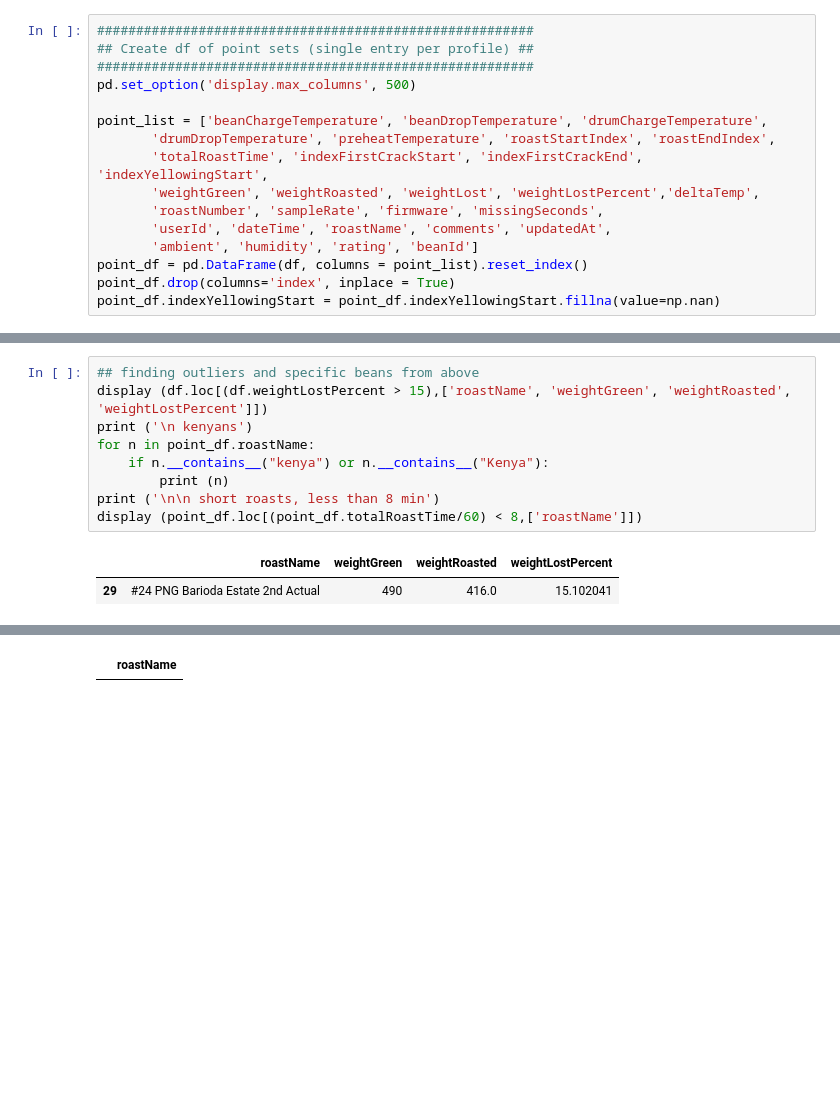
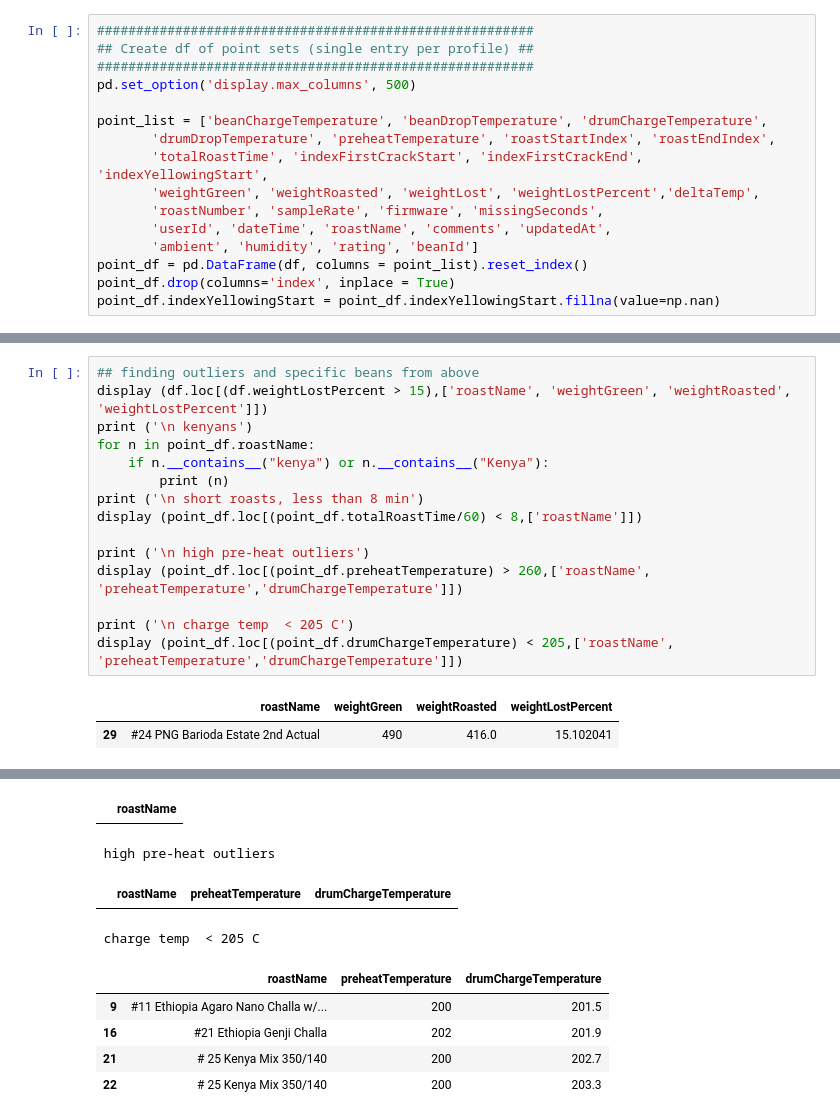
Before and after one commit to rockpyer/bullet_coffee_roasting, a Jupyter notebook: RoastingEval-MultiLoad2.ipynb, the cells around one changed output, grey strips where cells are left out. Cells and saved outputs as stored; diff of their text form; blank space fills up the shorter version.

```diff
--- a/RoastingEval-MultiLoad2.ipynb
+++ b/RoastingEval-MultiLoad2.ipynb
@@ -259,8 +266,14 @@ print ('\n kenyans')
 for n in point_df.roastName:
     if n.__contains__("kenya") or n.__contains__("Kenya"):
         print (n)
-print ('\n\n short roasts, less than 8 min')
+print ('\n short roasts, less than 8 min')
 display (point_df.loc[(point_df.totalRoastTime/60) < 8,['roastName']])
+
+print ('\n high pre-heat outliers')
+display (point_df.loc[(point_df.preheatTemperature) > 260,['roastName', 'preheatTemperature','drumChargeTemperature']])
+
+print ('\n charge temp  < 205 C')
+display (point_df.loc[(point_df.drumChargeTemperature) < 205,['roastName', 'preheatTemperature','drumChargeTemperature']])
 # %% [output]
 |  | roastName | weightGreen | weightRoasted | weightLostPercent |
 | 29 | #24 PNG Barioda Estate 2nd Actual | 490 | 416.0 | 15.102041 |
@@ -279,5 +291,13 @@ display (point_df.loc[(point_df.totalRoastTime/60) < 8,['roastName']])
  short roasts, less than 8 min
 |  | roastName |
+ high pre-heat outliers
+|  | roastName | preheatTemperature | drumChargeTemperature |
+ charge temp  < 205 C
+|  | roastName | preheatTemperature | drumChargeTemperature |
+| 9 | #11 Ethiopia Agaro Nano Challa w/... | 200 | 201.5 |
+| 16 | #21 Ethiopia Genji Challa | 202 | 201.9 |
+| 21 | # 25 Kenya Mix 350/140 | 200 | 202.7 |
+| 22 | # 25 Kenya Mix 350/140 | 200 | 203.3 |
 # %%
 # First pass on Linear Regression
 import matplotlib.pyplot as plt
```
Also changed, not shown: parts of 9 cells of this notebook.
